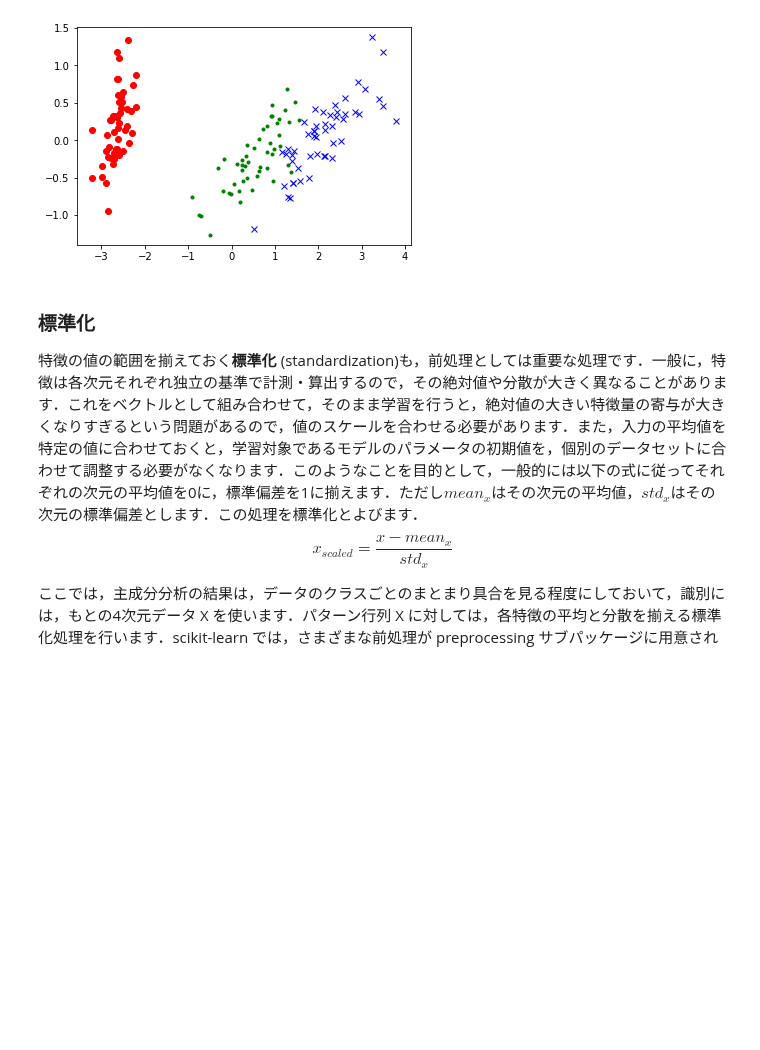
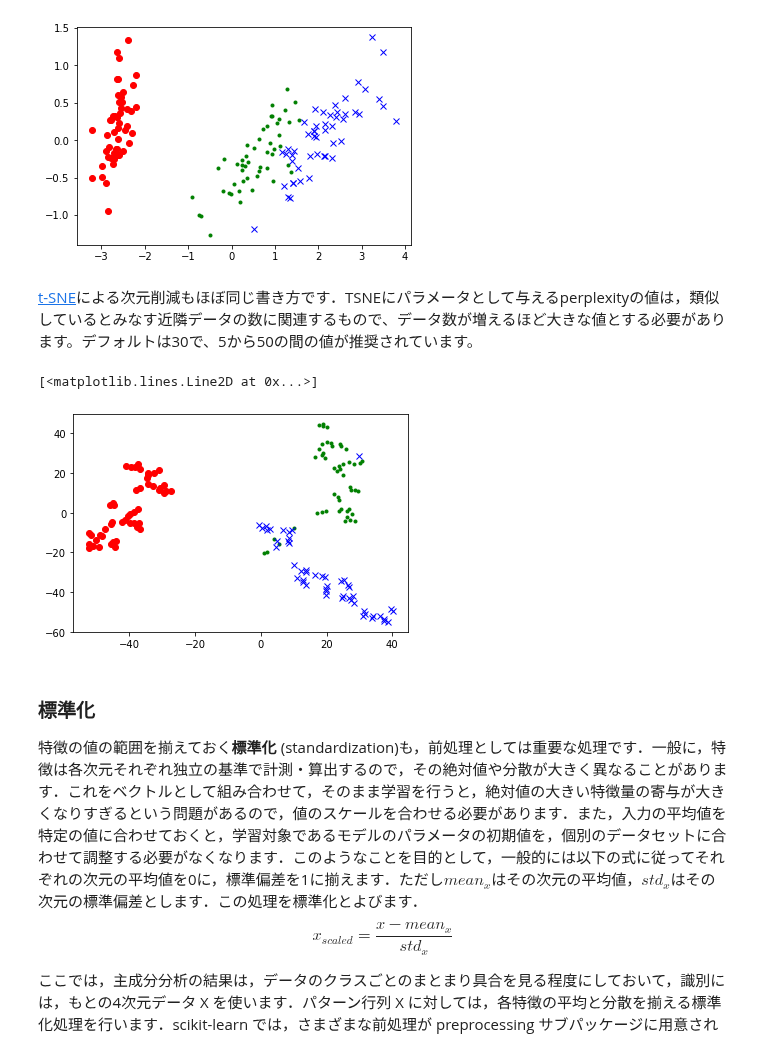
Before and after one commit to MasahiroAraki/MLCourse, a Jupyter notebook: Python/02_MLflow.ipynb, the cells around one changed output. Drawn from its saved outputs; the diff is of its cells as text; code cells hidden in the pictures; blank space fills up the shorter version.

```diff
--- a/Python/02_MLflow.ipynb
+++ b/Python/02_MLflow.ipynb
@@ -81 +108,5 @@ Iris plants dataset
+# %%
+# ndarrayに変換
+X = X.to_numpy()
+y = y.to_numpy()
 # %% [markdown]
@@ -108,6 +139,18 @@ plt.plot(X2[y==2,0], X2[y==2,1],"bx")
 # %% [output]
 [<matplotlib.lines.Line2D at 0x...>]
 [figure]
+# %% [markdown]
+[t-SNE](https://scikit-learn.org/stable/modules/generated/sklearn.manifold.TSNE.html)による次元削減もほぼ同じ書き方です．TSNEにパラメータとして与えるperplexityの値は，類似しているとみなす近隣データの数に関連するもので、データ数が増えるほど大きな値とする必要があります。デフォルトは30で、5から50の間の値が推奨されています。
+# %%
+from sklearn.manifold import TSNE
+tsne = TSNE(perplexity=5)
+X3 = tsne.fit_transform(X)
+plt.plot(X3[y==0,0], X3[y==0,1],"ro")
+plt.plot(X3[y==1,0], X3[y==1,1],"g.")
+plt.plot(X3[y==2,0], X3[y==2,1],"bx")
+# %% [output]
+[<matplotlib.lines.Line2D at 0x...>]
+[figure, added]
 # %% [markdown]
 ### 標準化
 
```
Also changed, not shown: parts of 16 cells of this notebook, 1 other file.
